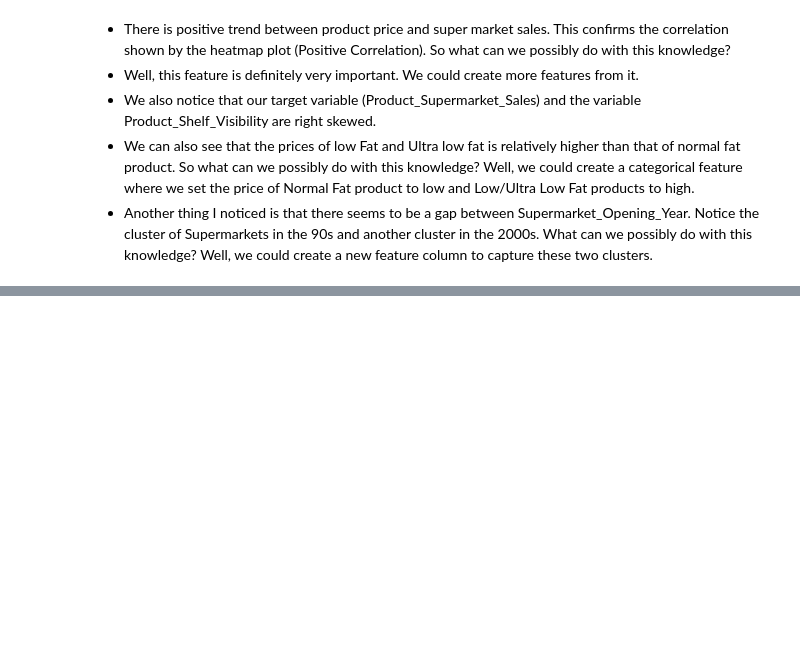
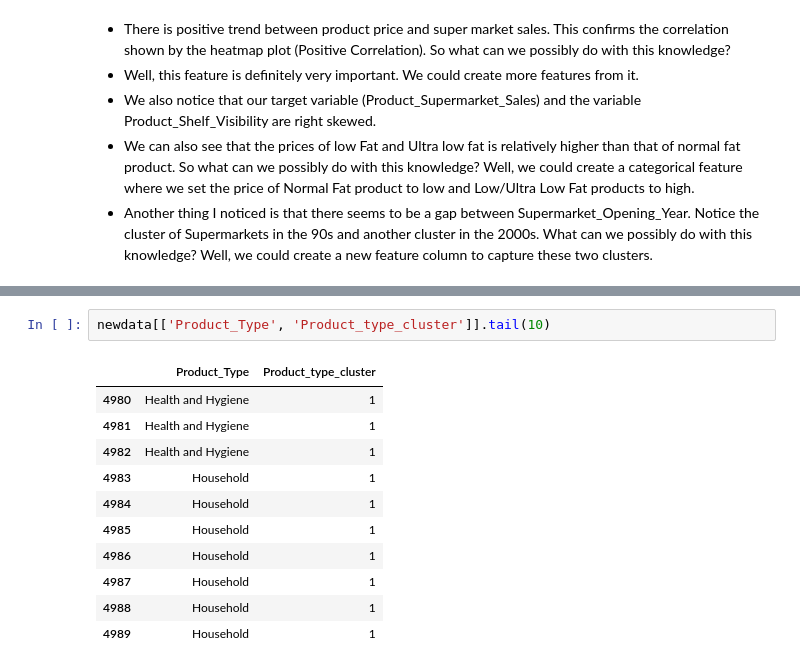
Before and after one commit to mihrimasahee/Supermarket-data-Analysis, a Jupyter notebook: supermarket sales data analysis.ipynb, the cells around one changed output, grey strips where cells are left out. Drawn from its saved outputs; the diff is of its cells as text; blank space fills up the shorter version.

```diff
--- a/supermarket sales data analysis.ipynb
+++ b/supermarket sales data analysis.ipynb
@@ -203,0 +280,14 @@ TypeError: 'NoneType' object is not callable
+# %%
+newdata[['Product_Type', 'Product_type_cluster']].tail(10)
+# %% [output]
+|  | Product_Type | Product_type_cluster |
+| 4980 | Health and Hygiene | 1 |
+| 4981 | Health and Hygiene | 1 |
+| 4982 | Health and Hygiene | 1 |
+| 4983 | Household | 1 |
+| 4984 | Household | 1 |
+| 4985 | Household | 1 |
+| 4986 | Household | 1 |
+| 4987 | Household | 1 |
+| 4988 | Household | 1 |
+| 4989 | Household | 1 |
```
Also changed, not shown: parts of 29 cells of this notebook.
